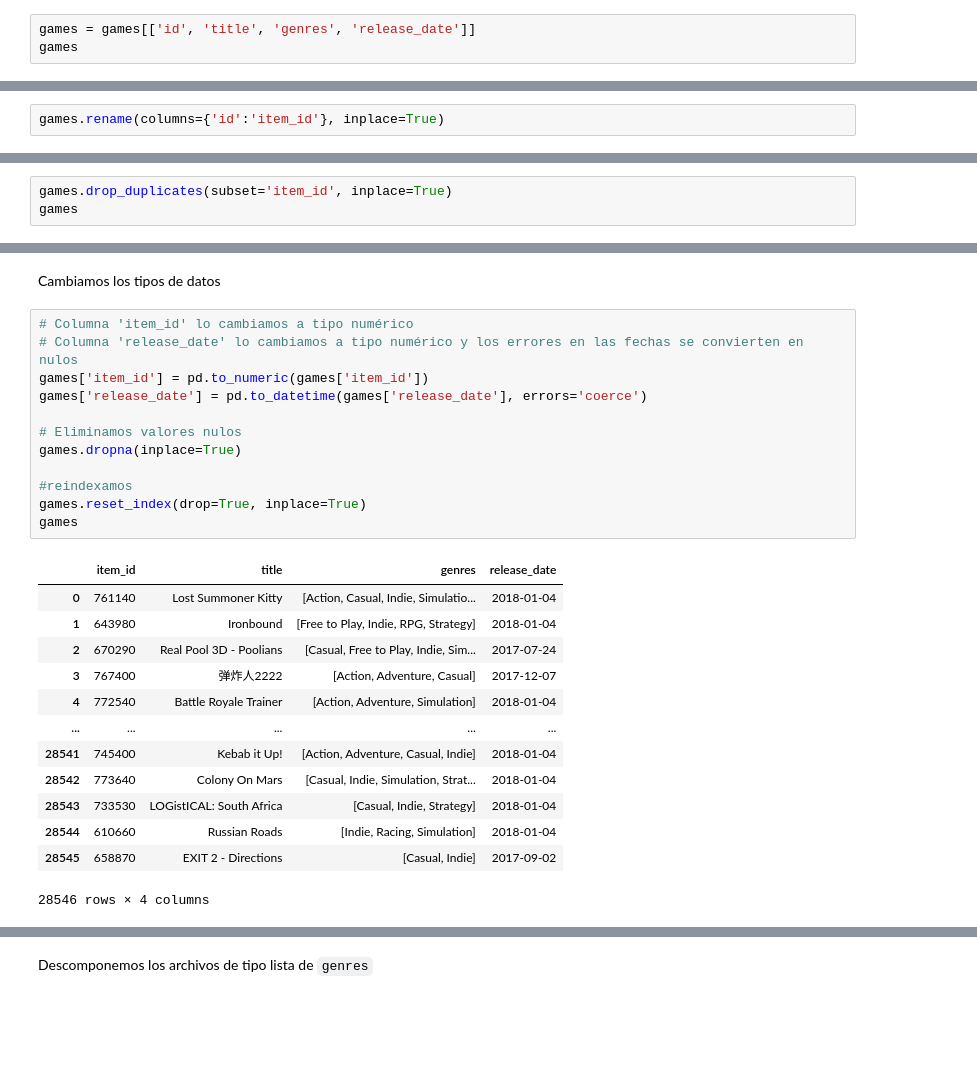
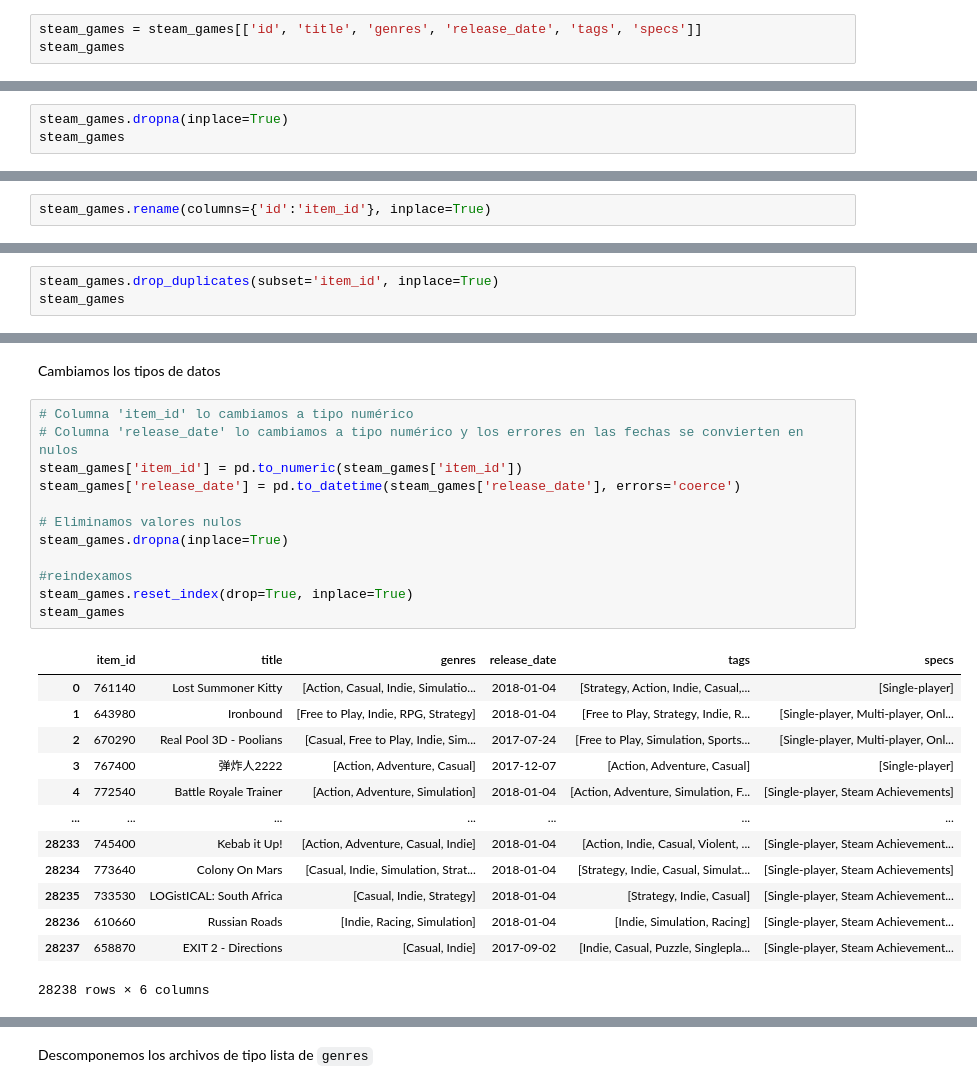
Before and after one commit to PedroLiLL/STEAM-MLOps, a Jupyter notebook: ETL.ipynb, the cells around one changed output, grey strips where cells are left out. Saved outputs shown, nothing was run; the diff lists cells and outputs as text; blank space fills up the shorter version.

```diff
--- a/ETL.ipynb
+++ b/ETL.ipynb
@@ -95,4 +92,4 @@ Tomamos columnas útiles para análisis posteriores
 # %%
-games = games[['id', 'title', 'genres', 'release_date']]
-games
+steam_games = steam_games[['id', 'title', 'genres', 'release_date', 'tags', 'specs']]
+steam_games
 # %% [output]
@@ -131,0 +111,3 @@ games
+# %%
+steam_games.dropna(inplace=True)
+steam_games
@@ -132,10 +128,10 @@ games
 # %% [markdown]
 Cambiamos el nombre de la columna **id** a **item_id**
 # %%
-games.rename(columns={'id':'item_id'}, inplace=True)
+steam_games.rename(columns={'id':'item_id'}, inplace=True)
 # %% [markdown]
 Eliminamos datos duplicados y Cambiamos los tipos de datos
 # %%
-games.drop_duplicates(subset='item_id', inplace=True)
-games
+steam_games.drop_duplicates(subset='item_id', inplace=True)
+steam_games
 # %% [output]
@@ -157,26 +170,26 @@ Cambiamos los tipos de datos
 # %%
 # Columna 'item_id' lo cambiamos a tipo numérico
 # Columna 'release_date' lo cambiamos a tipo numérico y los errores en las fechas se convierten en nulos
-games['item_id'] = pd.to_numeric(games['item_id'])
-games['release_date'] = pd.to_datetime(games['release_date'], errors='coerce')
+steam_games['item_id'] = pd.to_numeric(steam_games['item_id'])
+steam_games['release_date'] = pd.to_datetime(steam_games['release_date'], errors='coerce')
 
 # Eliminamos valores nulos
-games.dropna(inplace=True)
+steam_games.dropna(inplace=True)
 
 #reindexamos
-games.reset_index(drop=True, inplace=True)
-games
+steam_games.reset_index(drop=True, inplace=True)
+steam_games
 # %% [output]
-|  | item_id | title | genres | release_date |
-| 0 | 761140 | Lost Summoner Kitty | [Action, Casual, Indie, Simulatio... | 2018-01-04 |
-| 1 | 643980 | Ironbound | [Free to Play, Indie, RPG, Strategy] | 2018-01-04 |
-| 2 | 670290 | Real Pool 3D - Poolians | [Casual, Free to Play, Indie, Sim... | 2017-07-24 |
-| 3 | 767400 | 弹炸人2222 | [Action, Adventure, Casual] | 2017-12-07 |
-| 4 | 772540 | Battle Royale Trainer | [Action, Adventure, Simulation] | 2018-01-04 |
-| ... | ... | ... | ... | ... |
-| 28541 | 745400 | Kebab it Up! | [Action, Adventure, Casual, Indie] | 2018-01-04 |
-| 28542 | 773640 | Colony On Mars | [Casual, Indie, Simulation, Strat... | 2018-01-04 |
-| 28543 | 733530 | LOGistICAL: South Africa | [Casual, Indie, Strategy] | 2018-01-04 |
-| 28544 | 610660 | Russian Roads | [Indie, Racing, Simulation] | 2018-01-04 |
-| 28545 | 658870 | EXIT 2 - Directions | [Casual, Indie] | 2017-09-02 |
+|  | item_id | title | genres | release_date | tags | specs |
+| 0 | 761140 | Lost Summoner Kitty | [Action, Casual, Indie, Simulatio... | 2018-01-04 | [Strategy, Action, Indie, Casual,... | [Single-player] |
+| 1 | 643980 | Ironbound | [Free to Play, Indie, RPG, Strategy] | 2018-01-04 | [Free to Play, Strategy, Indie, R... | [Single-player, Multi-player, Onl... |
+| 2 | 670290 | Real Pool 3D - Poolians | [Casual, Free to Play, Indie, Sim... | 2017-07-24 | [Free to Play, Simulation, Sports... | [Single-player, Multi-player, Onl... |
+| 3 | 767400 | 弹炸人2222 | [Action, Adventure, Casual] | 2017-12-07 | [Action, Adventure, Casual] | [Single-player] |
+| 4 | 772540 | Battle Royale Trainer | [Action, Adventure, Simulation] | 2018-01-04 | [Action, Adventure, Simulation, F... | [Single-player, Steam Achievements] |
+| ... | ... | ... | ... | ... | ... | ... |
+| 28233 | 745400 | Kebab it Up! | [Action, Adventure, Casual, Indie] | 2018-01-04 | [Action, Indie, Casual, Violent, ... | [Single-player, Steam Achievement... |
+| 28234 | 773640 | Colony On Mars | [Casual, Indie, Simulation, Strat... | 2018-01-04 | [Strategy, Indie, Casual, Simulat... | [Single-player, Steam Achievements] |
+| 28235 | 733530 | LOGistICAL: South Africa | [Casual, Indie, Strategy] | 2018-01-04 | [Strategy, Indie, Casual] | [Single-player, Steam Achievement... |
+| 28236 | 610660 | Russian Roads | [Indie, Racing, Simulation] | 2018-01-04 | [Indie, Simulation, Racing] | [Single-player, Steam Achievement... |
+| 28237 | 658870 | EXIT 2 - Directions | [Casual, Indie] | 2017-09-02 | [Indie, Casual, Puzzle, Singlepla... | [Single-player, Steam Achievement... |
-28546 rows × 4 columns
+28238 rows × 6 columns
```
Also changed, not shown: parts of 33 cells of this notebook, 12 other files.
